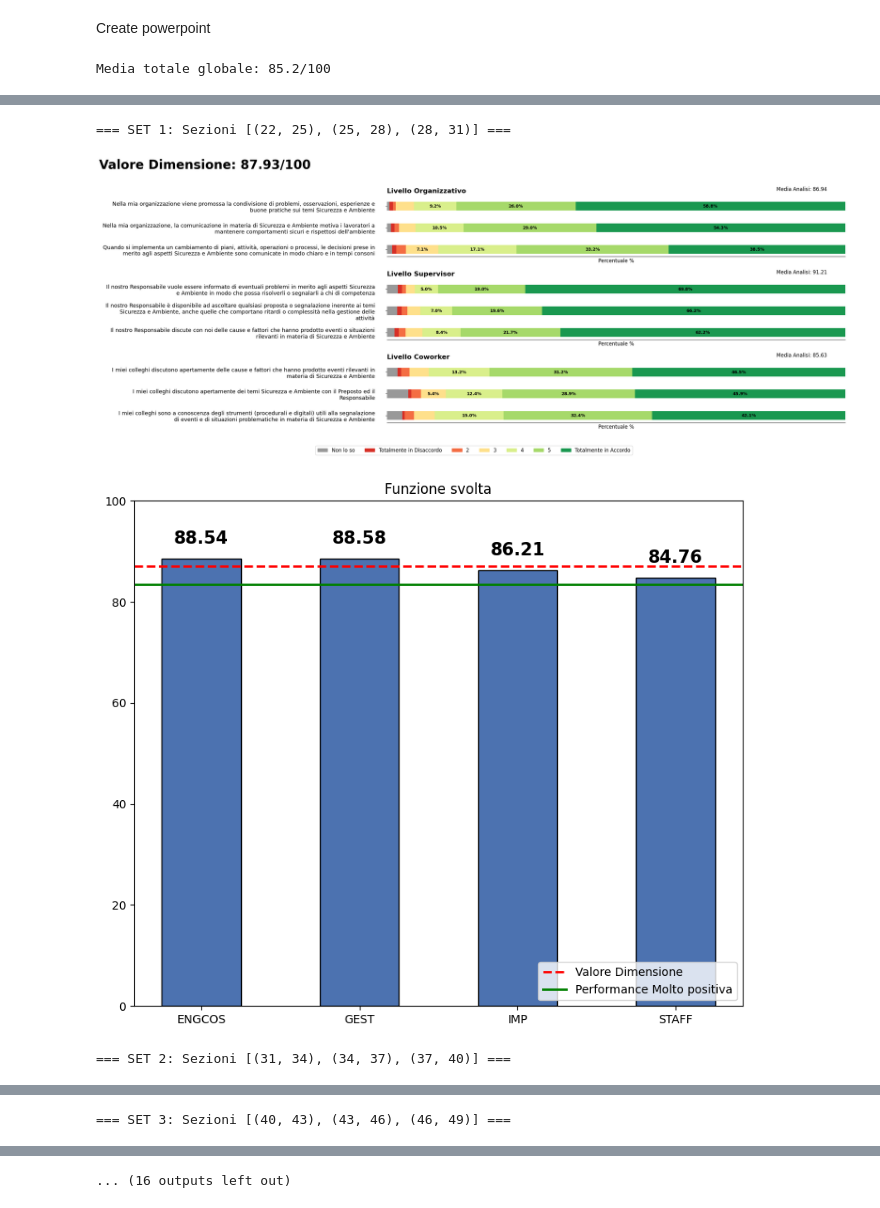
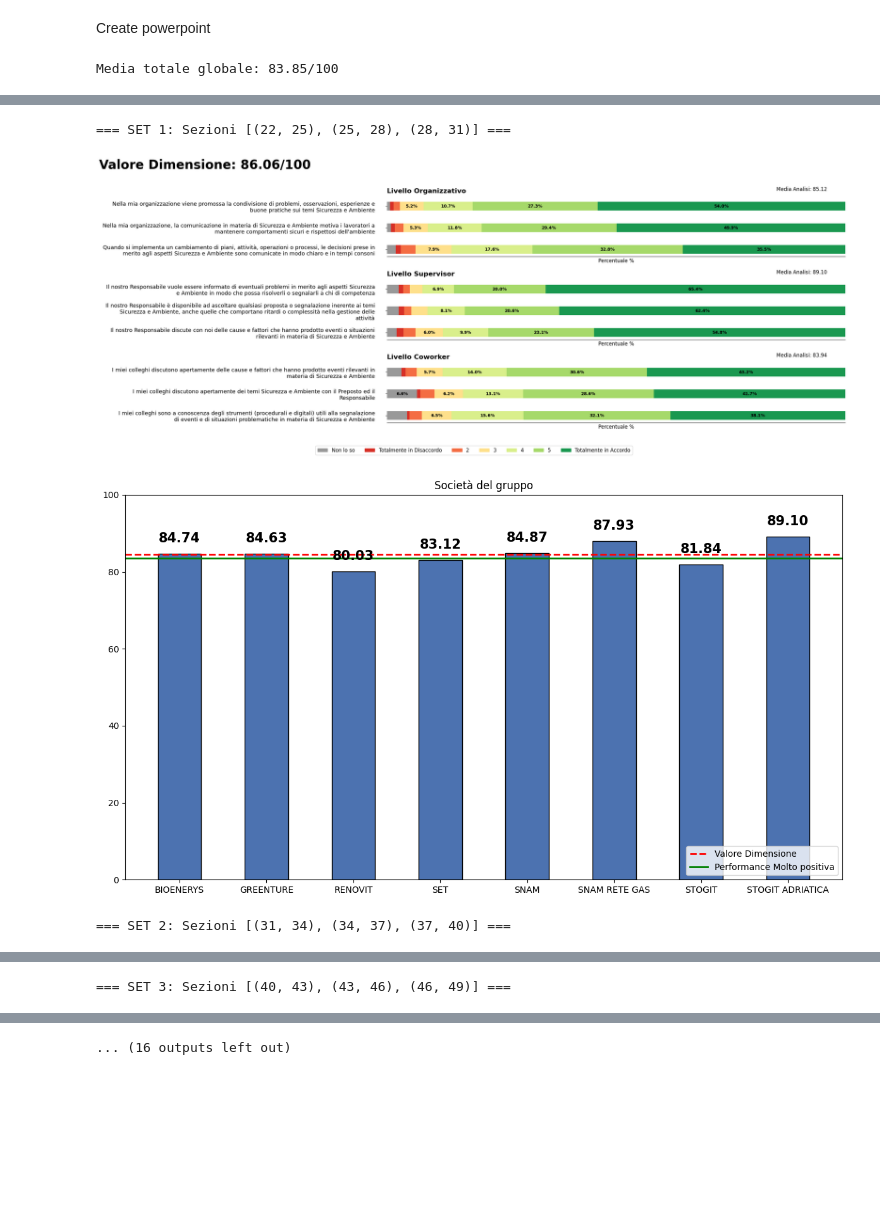
Before and after one commit to Luca162003/HSE, a Jupyter notebook: HSE_modificato.ipynb, the cells around one changed output, grey strips where cells are left out. Saved outputs shown, nothing was run; the diff lists cells and outputs as text; code cells hidden in the pictures; blank space fills up the shorter version.

Commit message:
created snam complessivo

```diff
--- a/HSE_modificato.ipynb
+++ b/HSE_modificato.ipynb
@@ -14,7 +14,13 @@ from matplotlib.patches import Rectangle
 Seleziona l'azienda di interesse
 # %%
 data_all = pd.read_excel('Dati finali corretti.xlsx', header=1)
-name = 'SNAM RETE GAS'
-#data_invertito = data_all[(data_all['Response.1'] == name) | (data_all['Response.1'] == name1)]
-data_invertito = data_all[(data_all['Response.1']== name)]
-data_invertito
+name = 'SNAM complessivo'
+replacements = {
+    'SET - OFFSHORE': 'SET',
+    'SET - ONSHORE': 'SET',
+    'GREENTURE CUBOGAS': 'GREENTURE',
+    'GREENTURE HOLDING': 'GREENTURE',
+}
+
+data_all['Response.1'] = data_all['Response.1'].replace(replacements)
+data_invertito = data_all
@@ -76,7 +68,7 @@ Create powerpoint
 KIVIAT_CONFIG  = dict(left=Cm(8.92), top=Cm(3.94), width=Cm(16.02), height=Cm(12.64))
 BARRE_CONFIG   = dict(left=Cm(1.27), top=Cm(3.25), width=Cm(31.28), height=None)
 STACKED_CONFIG = dict(left=Cm(1.13), top=Cm(3.54), width=Cm(31.6), height=None)
-STRAT_CONFIG   = dict(left=Cm(9.47), top=Cm(3.74), width=Cm(14.87), height=None)
+STRAT_CONFIG   = dict(left=Cm(7.34), top=Cm(4.09), width=Cm(19.2), height=None)
 
 
 titoli_triplette = ["Livello Organizzativo", "Livello Supervisor", "Livello Coworker"]
@@ -93,9 +85,9 @@ tutte_le_triplette = [
 ]
 stratificazioni = {
     'Funzione': {
-        'col': 'Response.4',
-        'ticks': ['ENGCOS', 'GEST', 'IMP','STAFF'],
-        'title': 'Funzione svolta'
+        'col': 'Response.1',
+        'ticks': ['BIOENERYS', 'GREENTURE', 'RENOVIT', 'SET', 'SNAM', 'SNAM RETE GAS', 'STOGIT', 'STOGIT ADRIATICA'],
+        'title': 'Società del gruppo'
     },
 }
 
@@ -389,7 +381,7 @@ def crea_grafico_stratificato(sezioni, stratificazioni, data, titolo_figura=""):
         print(f"Avviso: Nessun dato disponibile per {titolo_figura}")
         return risultati, None
 
-    fig, ax = plt.subplots(figsize=(8, 7))
+    fig, ax = plt.subplots(figsize=(12, 7))
     fig.suptitle(titolo_figura, fontsize=16, fontweight='bold')
     for nome, config in stratificazioni.items():
         medie = risultati[nome].mean()
@@ -504,5 +496,5 @@ inserisci_tutti_i_grafici_in_pptx(
     media_totale_globale=media_totale_globale
 )
 # %% [output]
-Media totale globale: 85.2/100
+Media totale globale: 83.85/100
 [figure]
@@ -510,4 +502,4 @@ Media totale globale: 85.2/100
 === SET 1: Sezioni [(22, 25), (25, 28), (28, 31)] ===
-[figure, old version]
+[figure, new version]
-[figure, old version]
+[figure, new version]
 === SET 2: Sezioni [(31, 34), (34, 37), (37, 40)] ===
```
Also changed, not shown: parts of 2 cells of this notebook, 4 other files.
